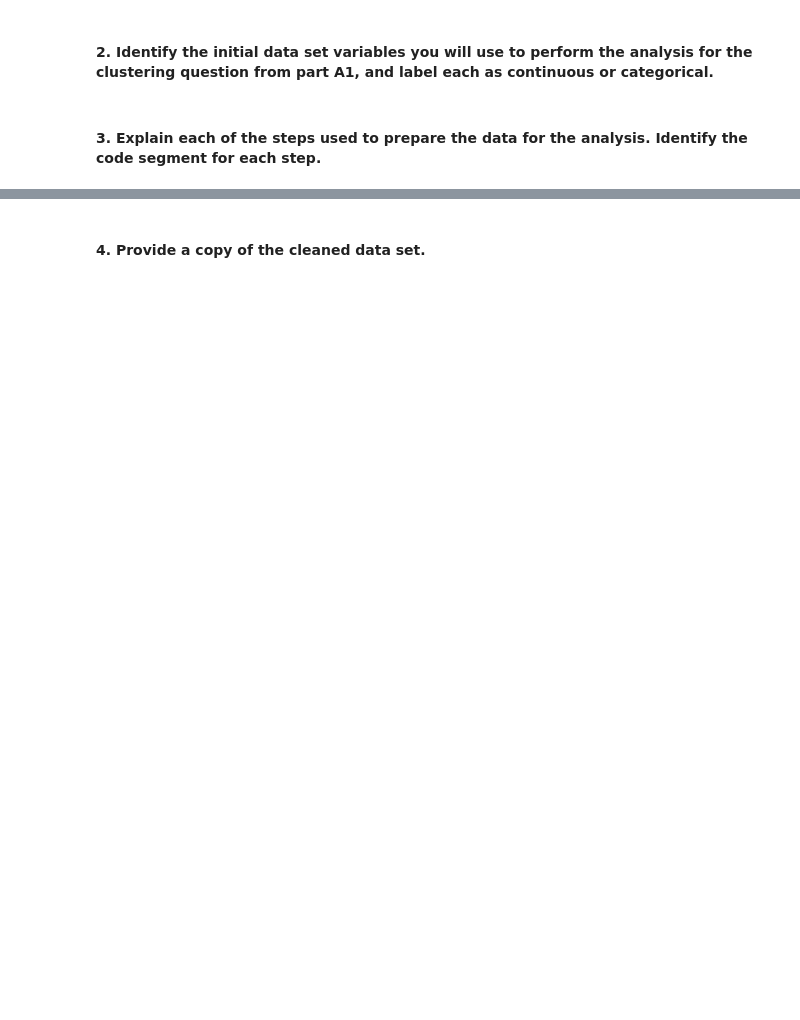
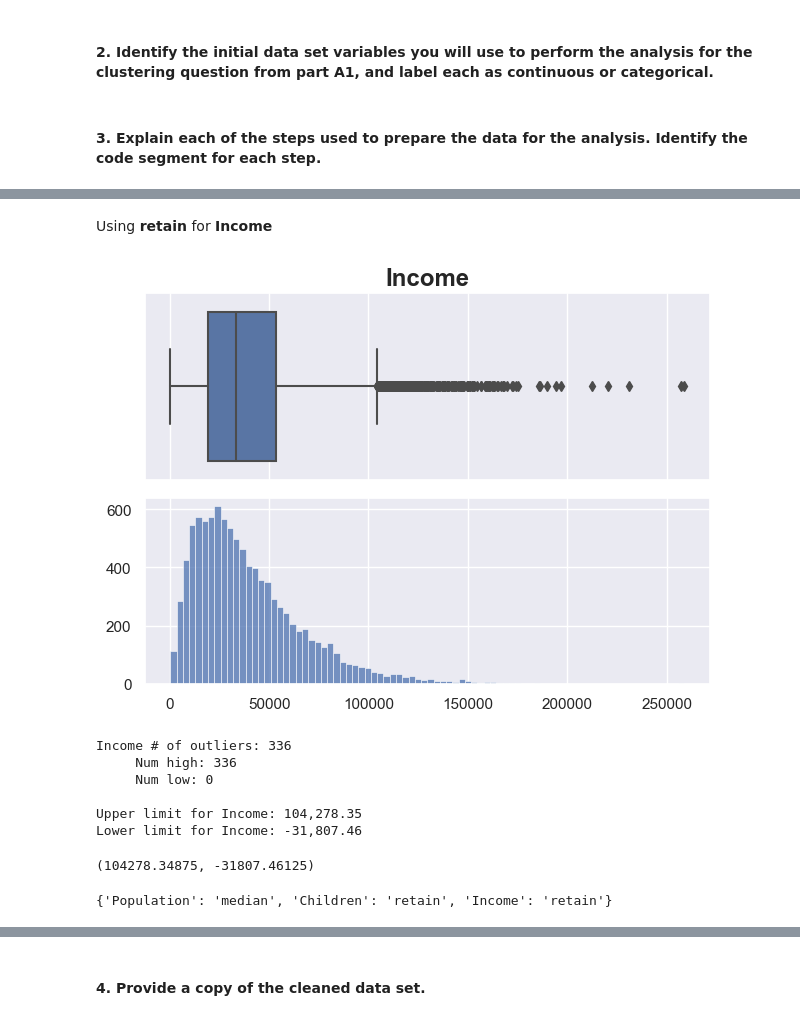
Before and after one commit to ordinaryusername1/D212, a Jupyter notebook: D212 Parker Task I.ipynb, the cells around one changed output, grey strips where cells are left out. Saved outputs shown, nothing was run; the diff lists cells and outputs as text; code cells hidden in the pictures; blank space fills up the shorter version.

```diff
--- a/D212 Parker Task I.ipynb
+++ b/D212 Parker Task I.ipynb
@@ -31,0 +753,18 @@
+# %% [markdown]
+Using **retain** for **Income**
+# %%
+outlier_output_charts(["Income"])
+# %% [output]
+[figure, added]
+Income # of outliers: 336
+     Num high: 336
+     Num low: 0
+
+Upper limit for Income: 104,278.35
+Lower limit for Income: -31,807.46
+(104278.34875, -31807.46125)
+# %%
+handle_values_dict.update({"Income": "retain"})
+handle_values_dict
+# %% [output]
+{'Population': 'median', 'Children': 'retain', 'Income': 'retain'}
```
Also changed, not shown: parts of 111 cells of this notebook.
